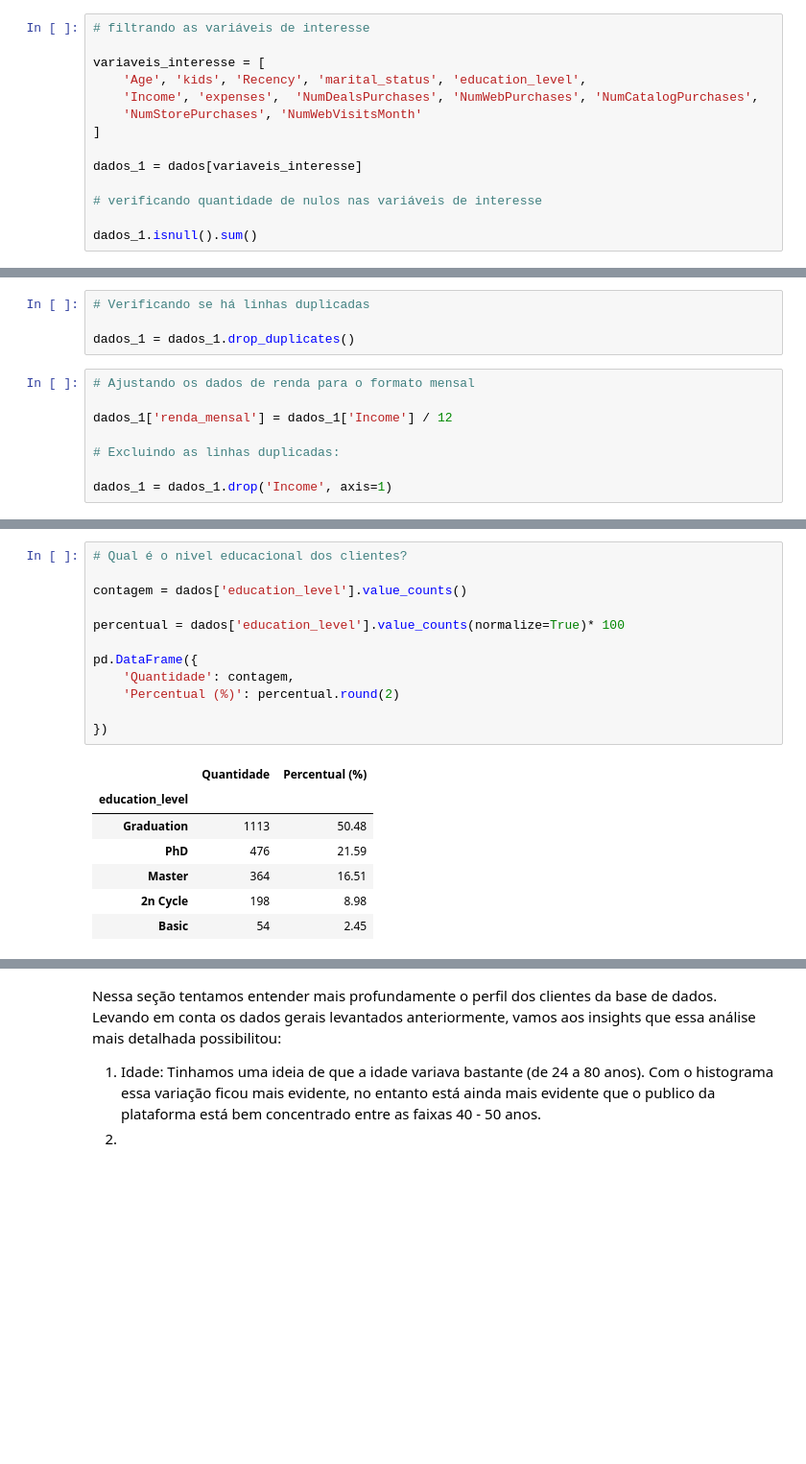
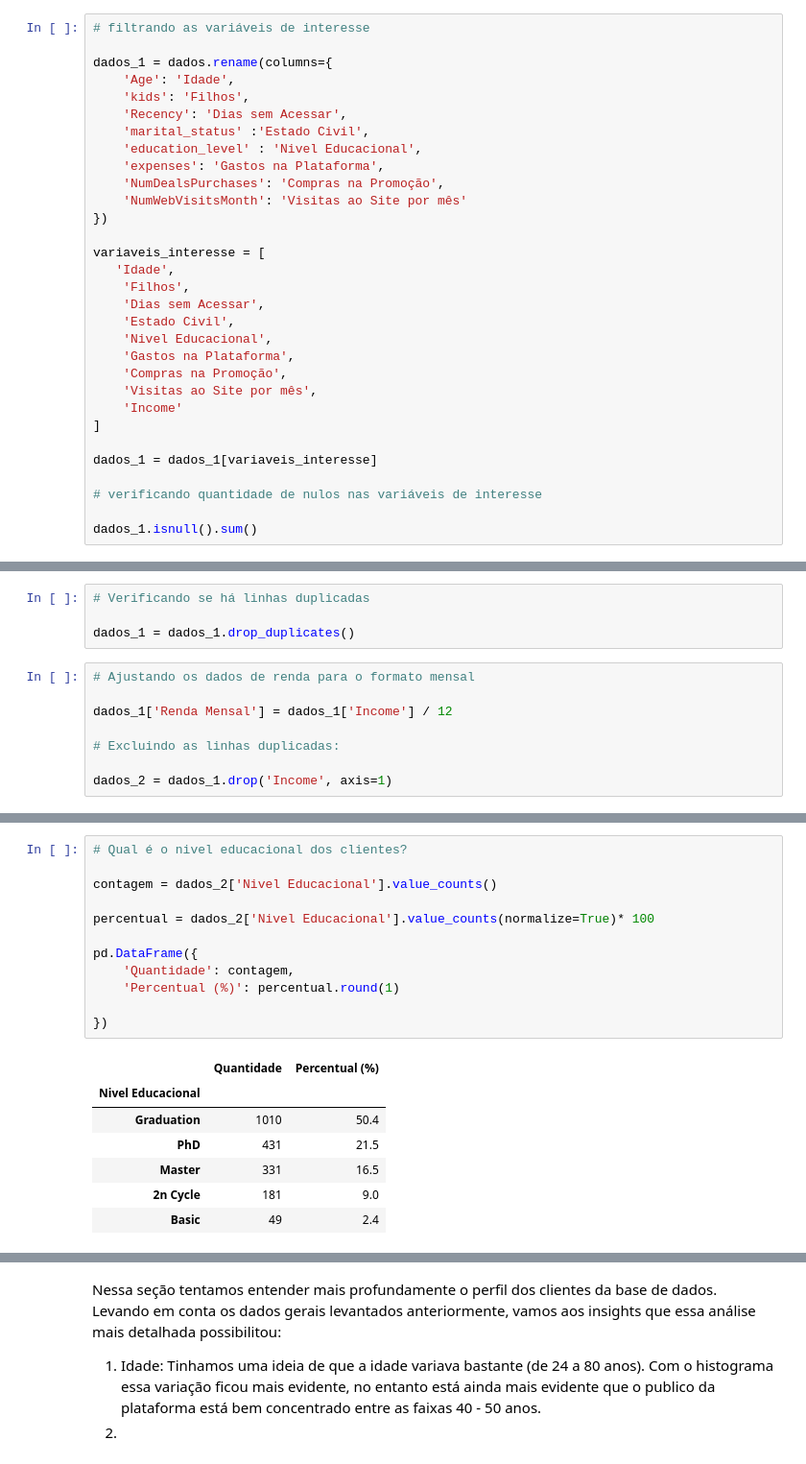
Before and after one commit to thais01fernandes/estat_analises, a Jupyter notebook: descritiva/analise_ifood.ipynb, the cells around one changed output, grey strips where cells are left out. Shown: that part at 96% size. Saved outputs shown, nothing was run; the diff lists cells and outputs as text; blank space fills up the shorter version.

```diff
--- a/descritiva/analise_ifood.ipynb
+++ b/descritiva/analise_ifood.ipynb
@@ -63,13 +63,30 @@ A seguir vamos filtrar a base de dados pelas variáveis de interesse e conhecê-
 # %%
 # filtrando as variáveis de interesse
 
+dados_1 = dados.rename(columns={
+    'Age': 'Idade',
+    'kids': 'Filhos',
+    'Recency': 'Dias sem Acessar',
+    'marital_status' :'Estado Civil',
+    'education_level' : 'Nivel Educacional',
+    'expenses': 'Gastos na Plataforma',
+    'NumDealsPurchases': 'Compras na Promoção',
+    'NumWebVisitsMonth': 'Visitas ao Site por mês'
+})
+
 variaveis_interesse = [
-    'Age', 'kids', 'Recency', 'marital_status', 'education_level',
-    'Income', 'expenses',  'NumDealsPurchases', 'NumWebPurchases', 'NumCatalogPurchases',
-    'NumStorePurchases', 'NumWebVisitsMonth'
+   'Idade',
+    'Filhos',
+    'Dias sem Acessar',
+    'Estado Civil',
+    'Nivel Educacional',
+    'Gastos na Plataforma',
+    'Compras na Promoção',
+    'Visitas ao Site por mês',
+    'Income'
 ]
 
-dados_1 = dados[variaveis_interesse]
+dados_1 = dados_1[variaveis_interesse]
 
 # verificando quantidade de nulos nas variáveis de interesse
 
@@ -101,8 +115,8 @@ dados_1 = dados_1.drop_duplicates()
 # %%
 # Ajustando os dados de renda para o formato mensal
 
-dados_1['renda_mensal'] = dados_1['Income'] / 12
+dados_1['Renda Mensal'] = dados_1['Income'] / 12
 
 # Excluindo as linhas duplicadas:
 
-dados_1 = dados_1.drop('Income', axis=1)
+dados_2 = dados_1.drop('Income', axis=1)
@@ -224,23 +208,23 @@ array(['Graduation', 'PhD', 'Master', 'Basic', '2n Cycle'], dtype=object)
 # %%
 # Qual é o nivel educacional dos clientes?
 
-contagem = dados['education_level'].value_counts()
+contagem = dados_2['Nivel Educacional'].value_counts()
 
-percentual = dados['education_level'].value_counts(normalize=True)* 100
+percentual = dados_2['Nivel Educacional'].value_counts(normalize=True)* 100
 
 pd.DataFrame({
     'Quantidade': contagem,
-    'Percentual (%)': percentual.round(2)
+    'Percentual (%)': percentual.round(1)
 
 })
 # %% [output]
 |  | Quantidade | Percentual (%) |
-| education_level |  |  |
-| Graduation | 1113 | 50.48 |
-| PhD | 476 | 21.59 |
-| Master | 364 | 16.51 |
-| 2n Cycle | 198 | 8.98 |
-| Basic | 54 | 2.45 |
+| Nivel Educacional |  |  |
+| Graduation | 1010 | 50.4 |
+| PhD | 431 | 21.5 |
+| Master | 331 | 16.5 |
+| 2n Cycle | 181 | 9.0 |
+| Basic | 49 | 2.4 |
 # %%
 # Valores distintos do estado civil
 
```
Also changed, not shown: parts of 23 cells of this notebook.
